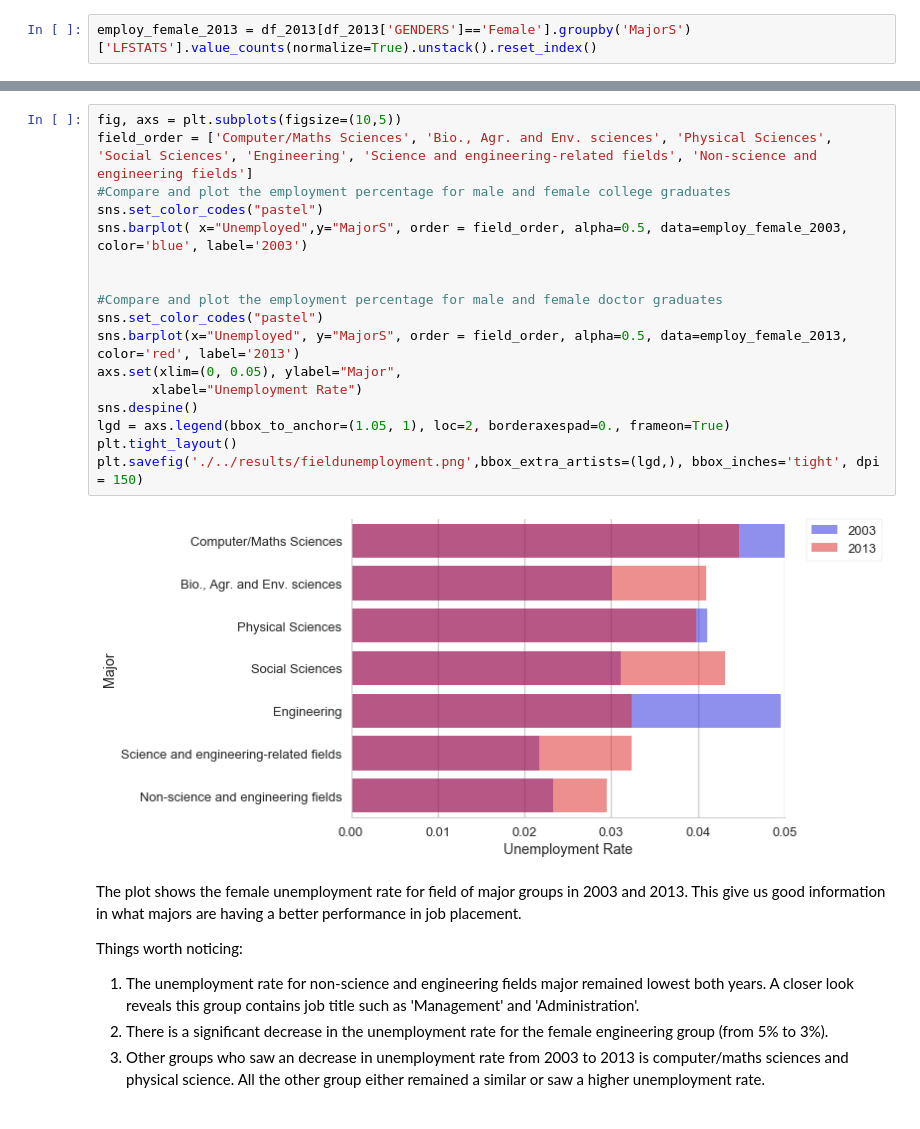
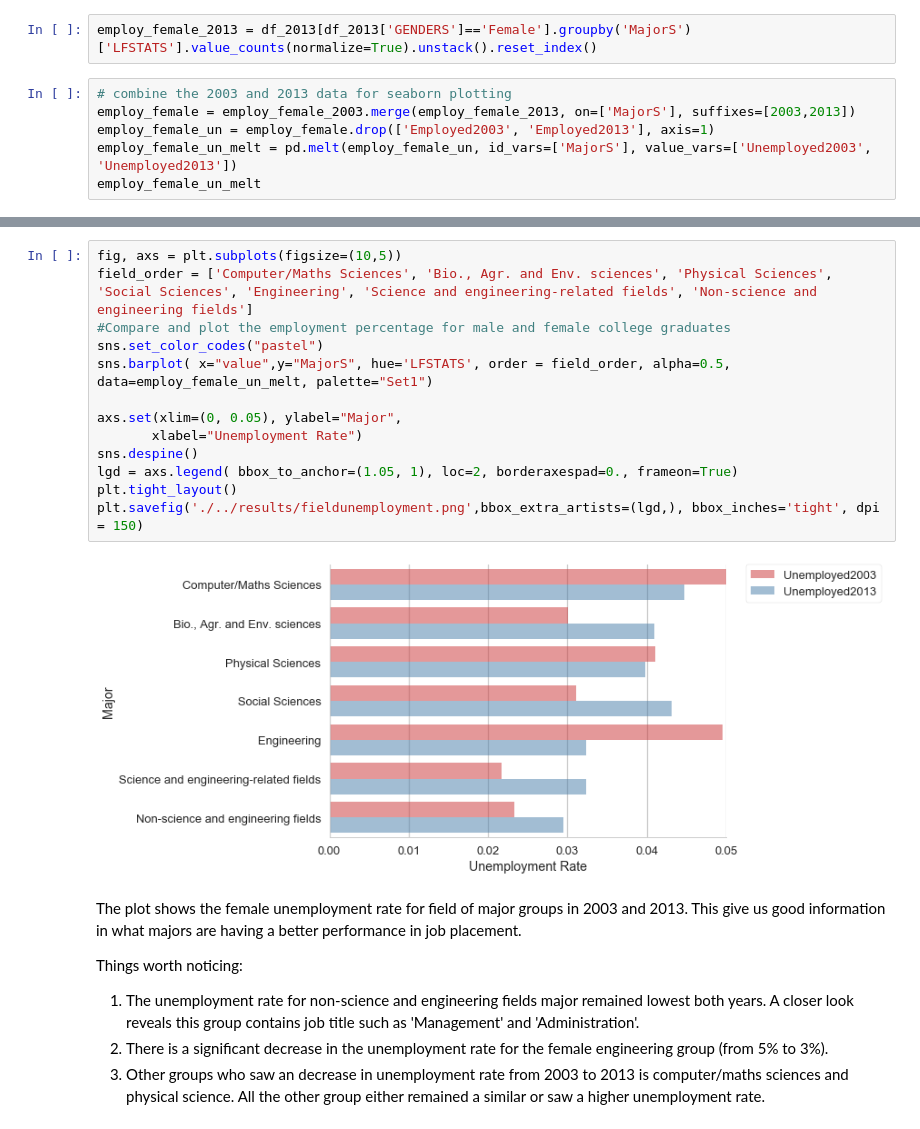
Before and after one commit to shuojiashi/women_in_stem, a Jupyter notebook: notebooks/Women in STEM_project report.ipynb, the cells around one changed output, grey strips where cells are left out. Cells and saved outputs as stored; diff of their text form.

```diff
--- a/notebooks/Women in STEM_project report.ipynb
+++ b/notebooks/Women in STEM_project report.ipynb
@@ -476,3 +473,9 @@ For every dollar other minorities(include black, hispanic, and etc) men make, ot
 employ_female_2003 = df_2003[df_2003['GENDERS']=='Female'].groupby('MajorS')['LFSTATS'].value_counts(normalize=True).unstack().reset_index()
 # %%
 employ_female_2013 = df_2013[df_2013['GENDERS']=='Female'].groupby('MajorS')['LFSTATS'].value_counts(normalize=True).unstack().reset_index()
+# %%
+# combine the 2003 and 2013 data for seaborn plotting
+employ_female = employ_female_2003.merge(employ_female_2013, on=['MajorS'], suffixes=[2003,2013])
+employ_female_un = employ_female.drop(['Employed2003', 'Employed2013'], axis=1)
+employ_female_un_melt = pd.melt(employ_female_un, id_vars=['MajorS'], value_vars=['Unemployed2003', 'Unemployed2013'])
+employ_female_un_melt
@@ -479,22 +498,18 @@ employ_female_2013 = df_2013[df_2013['GENDERS']=='Female'].groupby('MajorS')['LF
 # %%
 fig, axs = plt.subplots(figsize=(10,5))
 field_order = ['Computer/Maths Sciences', 'Bio., Agr. and Env. sciences', 'Physical Sciences', 'Social Sciences', 'Engineering', 'Science and engineering-related fields', 'Non-science and engineering fields']
 #Compare and plot the employment percentage for male and female college graduates
 sns.set_color_codes("pastel")
-sns.barplot( x="Unemployed",y="MajorS", order = field_order, alpha=0.5, data=employ_female_2003, color='blue', label='2003')
+sns.barplot( x="value",y="MajorS", hue='LFSTATS', order = field_order, alpha=0.5, data=employ_female_un_melt, palette="Set1")
 
-
-#Compare and plot the employment percentage for male and female doctor graduates
-sns.set_color_codes("pastel")
-sns.barplot(x="Unemployed", y="MajorS", order = field_order, alpha=0.5, data=employ_female_2013, color='red', label='2013')
 axs.set(xlim=(0, 0.05), ylabel="Major",
        xlabel="Unemployment Rate")
 sns.despine()
-lgd = axs.legend(bbox_to_anchor=(1.05, 1), loc=2, borderaxespad=0., frameon=True)
+lgd = axs.legend( bbox_to_anchor=(1.05, 1), loc=2, borderaxespad=0., frameon=True)
 plt.tight_layout()
 plt.savefig('./../results/fieldunemployment.png',bbox_extra_artists=(lgd,), bbox_inches='tight', dpi = 150)
 # %% [output]
-[figure, old version]
+[figure, new version]
 # %% [markdown]
 The plot shows the female unemployment rate for field of major groups in 2003 and 2013. This give us good information in what majors are having a better performance in job placement.
 
```
Also changed, not shown: parts of 8 cells of this notebook, 7 other files.
